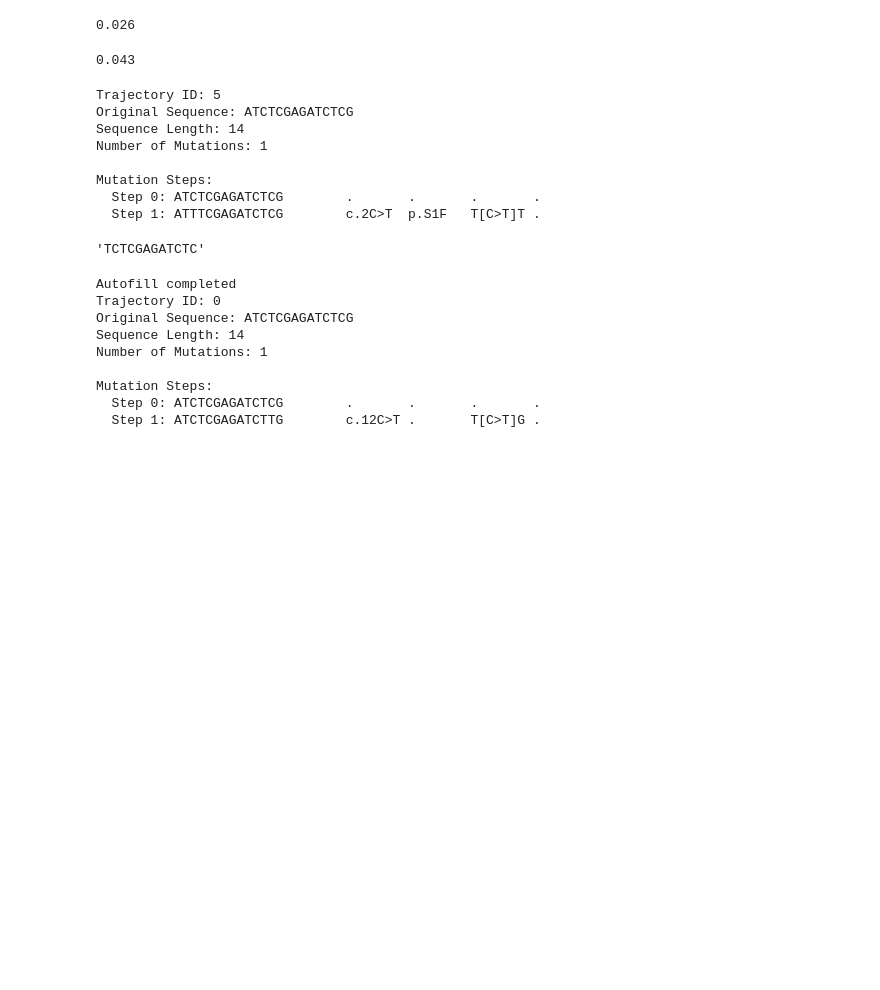
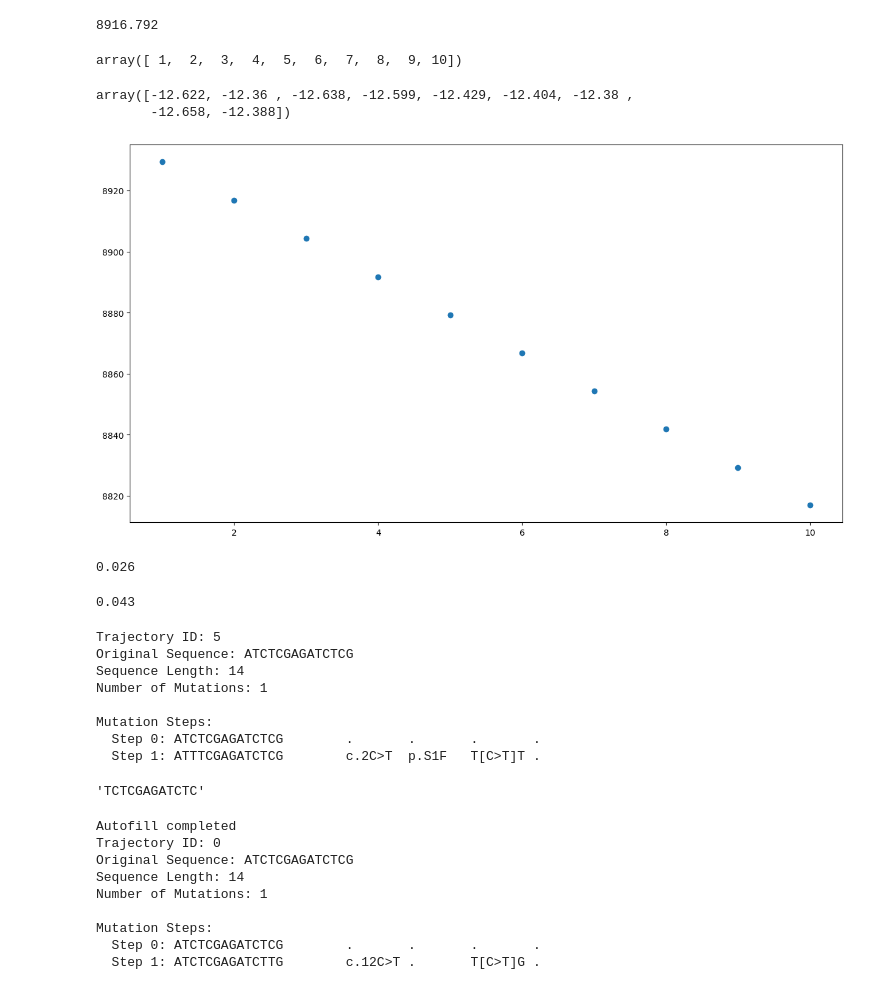
Before and after one commit to StudyingAnt/sinabro, a Jupyter notebook: Sinabro_v2_development.ipynb, the cells around one changed output. Saved outputs shown, nothing was run; the diff lists cells and outputs as text; code cells hidden in the pictures; blank space fills up the shorter version.

```diff
--- a/Sinabro_v2_development.ipynb
+++ b/Sinabro_v2_development.ipynb
@@ -6,0 +63,22 @@ record = snbr.MutationRecord(sequence=seq)
+# %%
+transcripts = []
+lrhos = []
+for seq_record in tqdm(seq_records, desc="Processing sequences"):
+    transcript_name = seq_record.id.split("|")[4]
+    seq = seq_record.seq
+
+    rhocom = snbr.RobustnessComputer(transcript_name, seq)
+
+    lrho_thr = []
+    for threshold in [10, 15, 20, 25, 30]:
+        lrho = rhocom.compute_l_robustness(n_sim=1000,
+                                           method="signature",
+                                           eval_method="blosum",
+                                           mutational_signature='SBS2',
+                                           threshold = threshold,
+                                           multiprocessing=True)
+
+        lrho_thr.append(lrho)
+
+    transcripts.append(transcript_name)
+    lrhos.append(lrho_thr)
@@ -6,0 +140,39 @@ record = snbr.MutationRecord(sequence=seq)
+# %%
+rhocom.compute_n_robustness(n_sim=1000,
+                            method="signature",
+                            mutational_signature='SBS2',
+                            n = 2,
+                            phi_eval = 'blosum',
+                            by_score = True,
+                            multiprocessing=True)
+# %% [output]
+8916.792
+# %%
+rhos = []
+for n in range(10):
+    rho = rhocom.compute_n_robustness(n_sim=1000,
+                                      method="signature",
+                                      mutational_signature='SBS2',
+                                      n = n+1,
+                                      phi_eval = 'blosum',
+                                      by_score = True,
+                                      multiprocessing=True)
+    rhos.append(rho)
+# %%
+np.arange(1,11)
+# %% [output]
+array([ 1,  2,  3,  4,  5,  6,  7,  8,  9, 10])
+# %%
+ns = np.arange(1,11)
+rhos = np.array(rhos)
+# %%
+rhos[1:]-rhos[:-1]
+# %% [output]
+array([-12.622, -12.36 , -12.638, -12.599, -12.429, -12.404, -12.38 ,
+       -12.658, -12.388])
+# %%
+fig, ax = plt.subplots(figsize = (15,8))
+ax.scatter(ns, rhos)
+plt.show()
+# %% [output]
+[figure, added]
```
Also changed, not shown: parts of 12 cells of this notebook, 2 other files.
